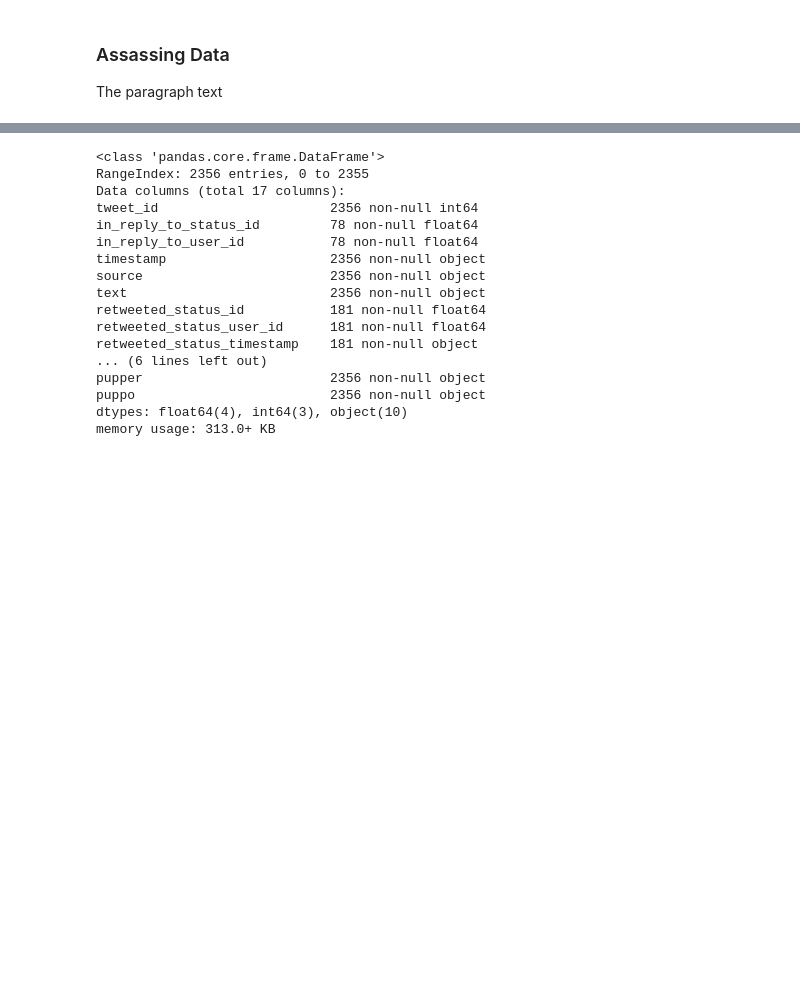
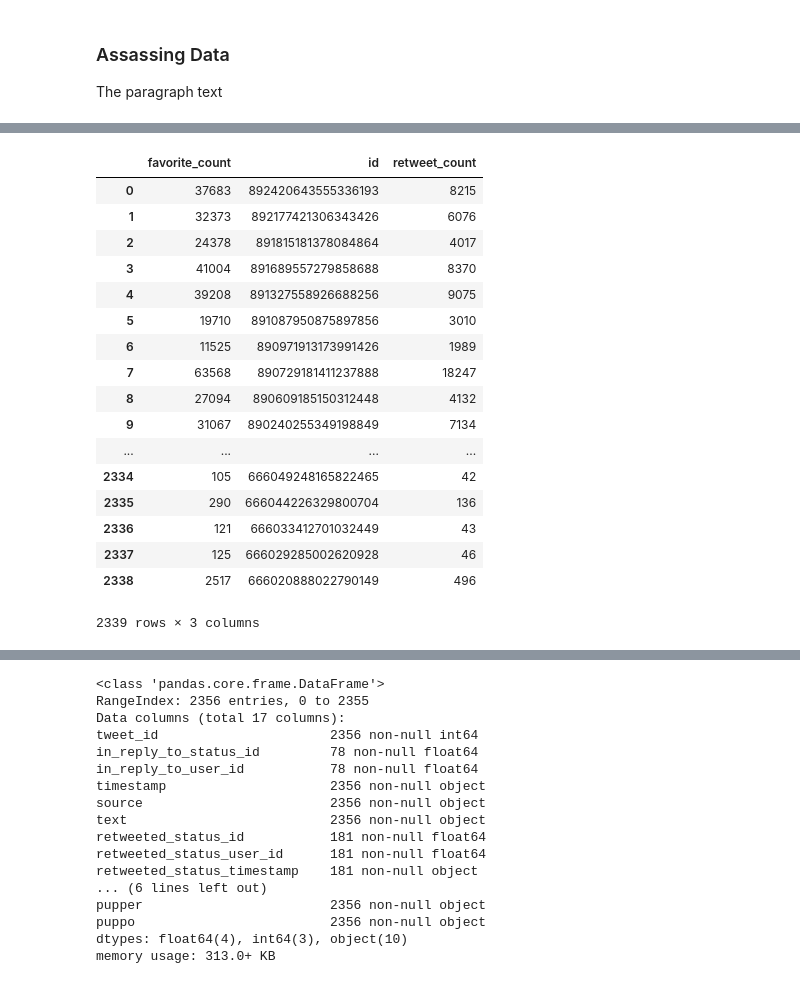
Before and after one commit to floreencia/we-rate-dogs-data-analysis, a Jupyter notebook: wrangle_act.ipynb, the cells around one changed output, grey strips where cells are left out. Drawn from its saved outputs; the diff is of its cells as text; code cells hidden in the pictures; blank space fills up the shorter version.

```diff
--- a/wrangle_act.ipynb
+++ b/wrangle_act.ipynb
@@ -181,0 +205,21 @@ The paragraph text
+# %%
+tweets_df
+# %% [output]
+|  | favorite_count | id | retweet_count |
+| 0 | 37683 | 892420643555336193 | 8215 |
+| 1 | 32373 | 892177421306343426 | 6076 |
+| 2 | 24378 | 891815181378084864 | 4017 |
+| 3 | 41004 | 891689557279858688 | 8370 |
+| 4 | 39208 | 891327558926688256 | 9075 |
+| 5 | 19710 | 891087950875897856 | 3010 |
+| 6 | 11525 | 890971913173991426 | 1989 |
+| 7 | 63568 | 890729181411237888 | 18247 |
+| 8 | 27094 | 890609185150312448 | 4132 |
+| 9 | 31067 | 890240255349198849 | 7134 |
+| ... | ... | ... | ... |
+| 2334 | 105 | 666049248165822465 | 42 |
+| 2335 | 290 | 666044226329800704 | 136 |
+| 2336 | 121 | 666033412701032449 | 43 |
+| 2337 | 125 | 666029285002620928 | 46 |
+| 2338 | 2517 | 666020888022790149 | 496 |
+2339 rows × 3 columns
```
Also changed, not shown: parts of 16 cells of this notebook.
